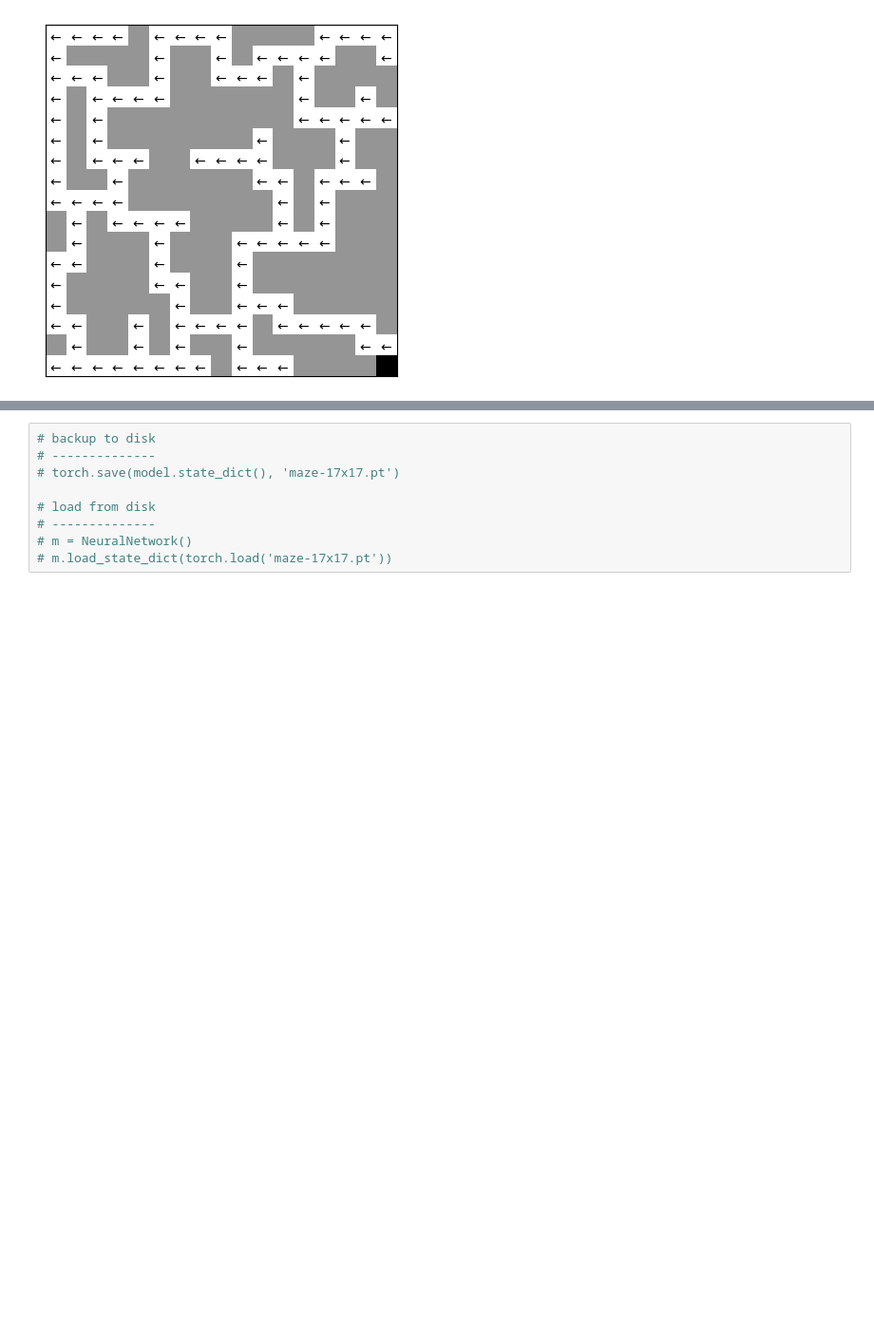
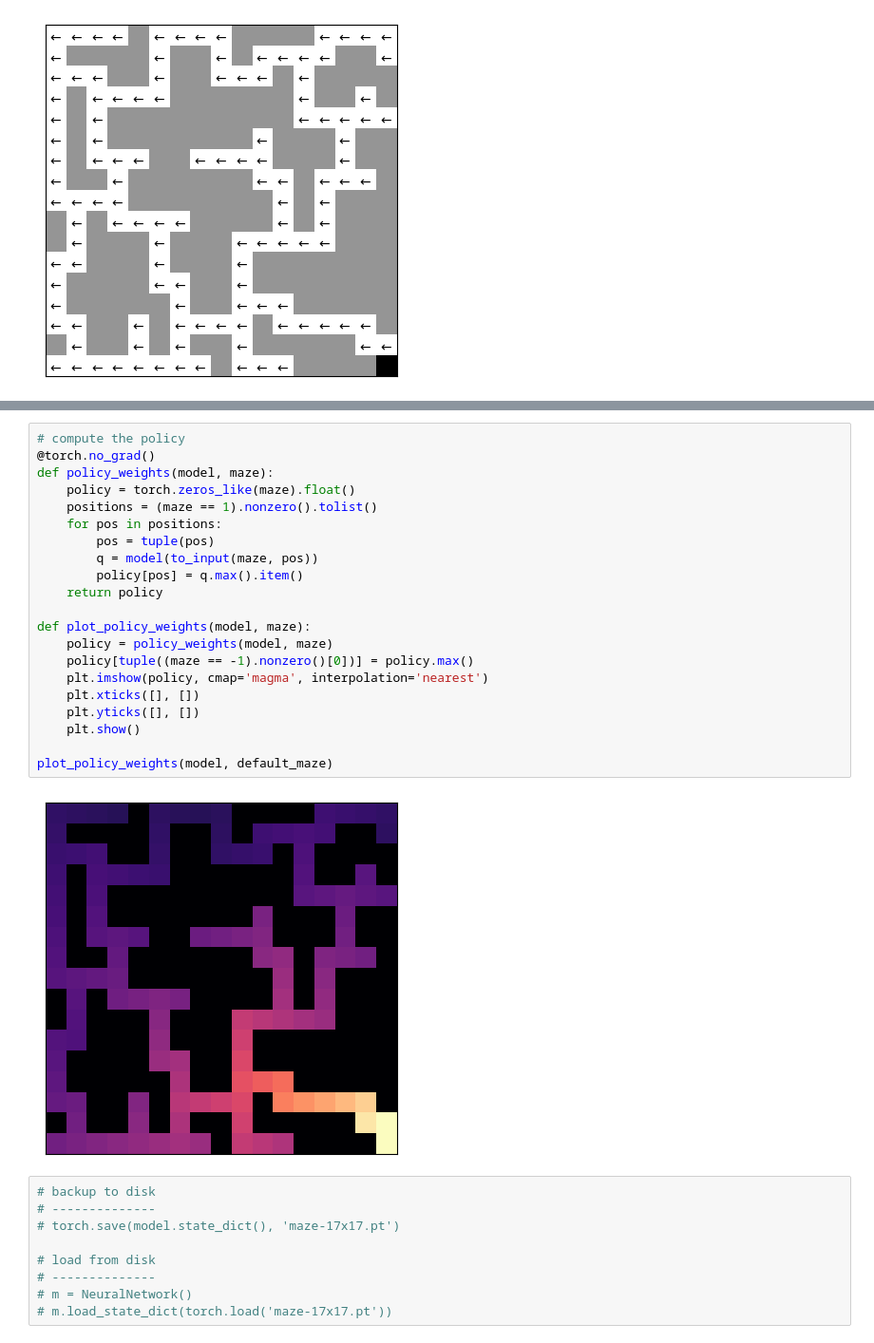
Before and after one commit to peluche/rl, a Jupyter notebook: q-learning_maze.ipynb, the cells around one changed output, grey strips where cells are left out. Shown at 95% size. Saved outputs shown, nothing was run; the diff lists cells and outputs as text; blank space fills up the shorter version.

```diff
--- a/q-learning_maze.ipynb
+++ b/q-learning_maze.ipynb
@@ -351,3 +385,26 @@ plot_policy(NeuralNetwork().to(device), default_maze)
+# %%
+# compute the policy
+@torch.no_grad()
+def policy_weights(model, maze):
+    policy = torch.zeros_like(maze).float()
+    positions = (maze == 1).nonzero().tolist()
+    for pos in positions:
+        pos = tuple(pos)
+        q = model(to_input(maze, pos))
+        policy[pos] = q.max().item()
+    return policy
+
+def plot_policy_weights(model, maze):
+    policy = policy_weights(model, maze)
+    policy[tuple((maze == -1).nonzero()[0])] = policy.max()
+    plt.imshow(policy, cmap='magma', interpolation='nearest')
+    plt.xticks([], [])
+    plt.yticks([], [])
+    plt.show()
+
+plot_policy_weights(model, default_maze)
+# %% [output]
+[figure, added]
 # %%
 # backup to disk
 # --------------
```
Also changed, not shown: parts of 3 cells of this notebook.
